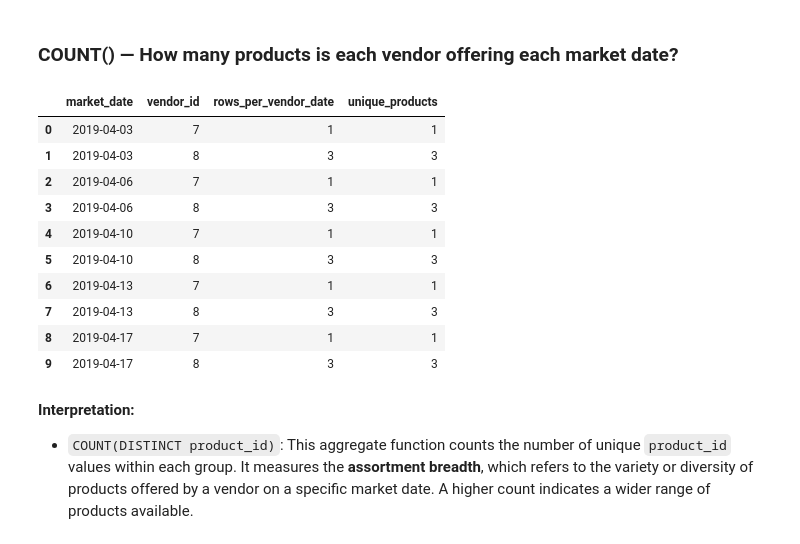
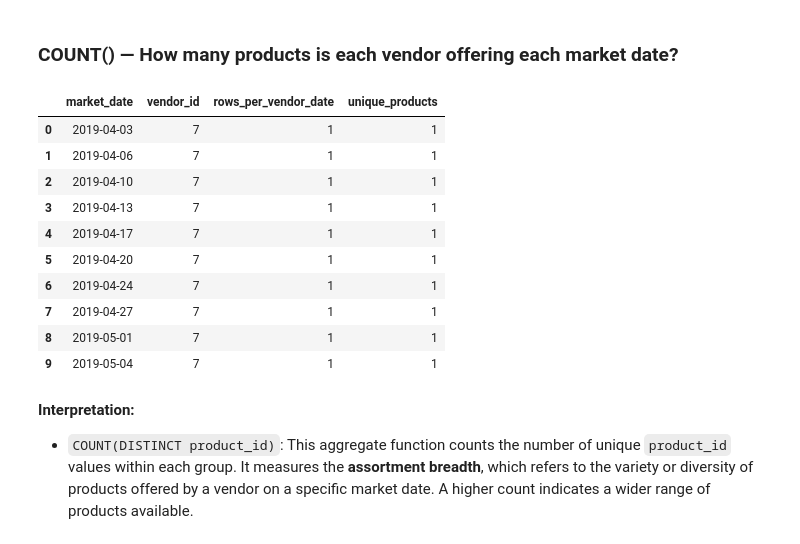
Before and after one commit to WilliamPourmajidi/sql-databases, a Jupyter notebook: Module-6/Module6_All_in_One.ipynb, the cells around one changed output. Cells and saved outputs as stored; diff of their text form; code cells hidden in the pictures.

```diff
--- a/Module-6/Module6_All_in_One.ipynb
+++ b/Module-6/Module6_All_in_One.ipynb
@@ -94,26 +94,26 @@ Use core aggregate functions to summarize grouped data.
 # %%
 run_query('''
 SELECT
     market_date,
     vendor_id,
     COUNT(*)                   AS rows_per_vendor_date,
     COUNT(DISTINCT product_id) AS unique_products
 FROM vendor_inventory
 GROUP BY market_date, vendor_id
-ORDER BY market_date, vendor_id;
+ORDER BY unique_products;
 ''')
 # %% [output]
 |  | market_date | vendor_id | rows_per_vendor_date | unique_products |
 | 0 | 2019-04-03 | 7 | 1 | 1 |
-| 1 | 2019-04-03 | 8 | 3 | 3 |
-| 2 | 2019-04-06 | 7 | 1 | 1 |
-| 3 | 2019-04-06 | 8 | 3 | 3 |
-| 4 | 2019-04-10 | 7 | 1 | 1 |
-| 5 | 2019-04-10 | 8 | 3 | 3 |
-| 6 | 2019-04-13 | 7 | 1 | 1 |
-| 7 | 2019-04-13 | 8 | 3 | 3 |
-| 8 | 2019-04-17 | 7 | 1 | 1 |
-| 9 | 2019-04-17 | 8 | 3 | 3 |
+| 1 | 2019-04-06 | 7 | 1 | 1 |
+| 2 | 2019-04-10 | 7 | 1 | 1 |
+| 3 | 2019-04-13 | 7 | 1 | 1 |
+| 4 | 2019-04-17 | 7 | 1 | 1 |
+| 5 | 2019-04-20 | 7 | 1 | 1 |
+| 6 | 2019-04-24 | 7 | 1 | 1 |
+| 7 | 2019-04-27 | 7 | 1 | 1 |
+| 8 | 2019-05-01 | 7 | 1 | 1 |
+| 9 | 2019-05-04 | 7 | 1 | 1 |
 # %% [markdown]
 
 **Interpretation:**
```
Also changed, not shown: parts of 4 cells of this notebook.
